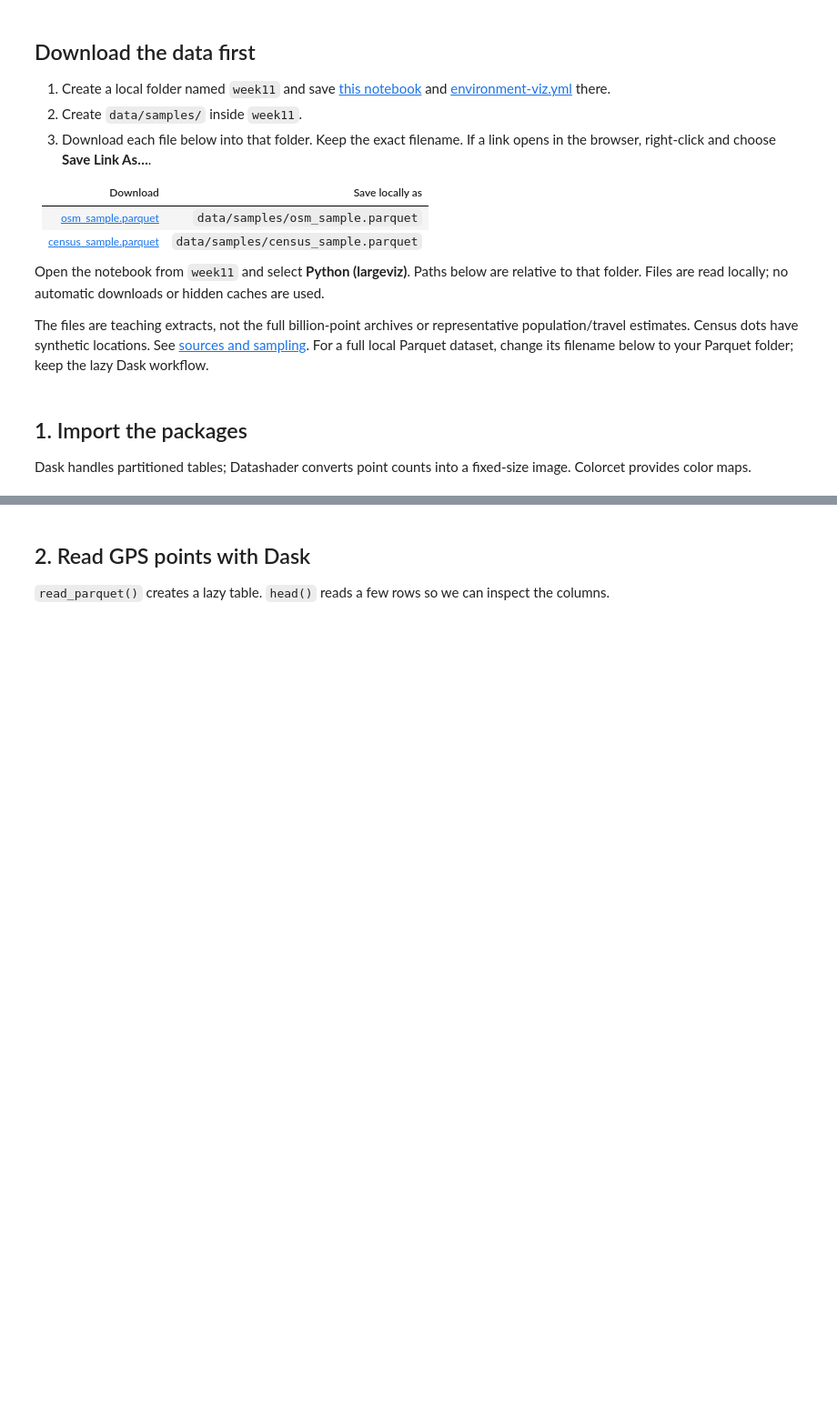
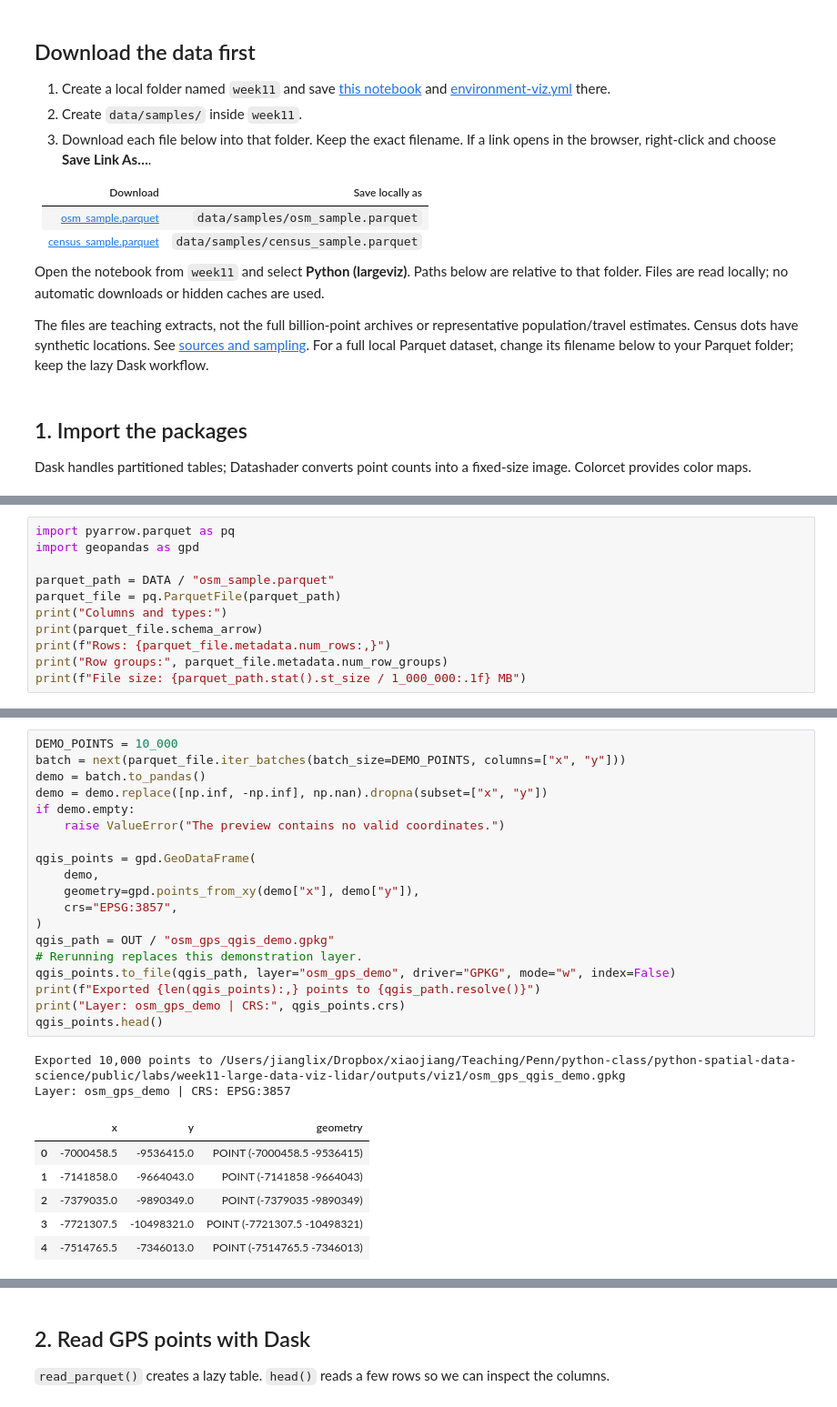
Before and after one commit to xiaojianggis/MUSA-5500-Geospatial-Data-Science-Python, a Jupyter notebook: public/labs/week11-large-data-viz-lidar/Visualizing Large Data-Lec1.ipynb, the cells around one changed output, grey strips where cells are left out. Shown at 91% size. Drawn from its saved outputs; the diff is of its cells as text; blank space fills up the shorter version.

```diff
--- a/public/labs/week11-large-data-viz-lidar/Visualizing Large Data-Lec1.ipynb
+++ b/public/labs/week11-large-data-viz-lidar/Visualizing Large Data-Lec1.ipynb
@@ -64,0 +82,11 @@ Datashader 0.16.2 | Dask 2024.5.0
+# %%
+import pyarrow.parquet as pq
+import geopandas as gpd
+
+parquet_path = DATA / "osm_sample.parquet"
+parquet_file = pq.ParquetFile(parquet_path)
+print("Columns and types:")
+print(parquet_file.schema_arrow)
+print(f"Rows: {parquet_file.metadata.num_rows:,}")
+print("Row groups:", parquet_file.metadata.num_row_groups)
+print(f"File size: {parquet_path.stat().st_size / 1_000_000:.1f} MB")
@@ -64,0 +108,28 @@ Datashader 0.16.2 | Dask 2024.5.0
+# %%
+DEMO_POINTS = 10_000
+batch = next(parquet_file.iter_batches(batch_size=DEMO_POINTS, columns=["x", "y"]))
+demo = batch.to_pandas()
+demo = demo.replace([np.inf, -np.inf], np.nan).dropna(subset=["x", "y"])
+if demo.empty:
+    raise ValueError("The preview contains no valid coordinates.")
+
+qgis_points = gpd.GeoDataFrame(
+    demo,
+    geometry=gpd.points_from_xy(demo["x"], demo["y"]),
+    crs="EPSG:3857",
+)
+qgis_path = OUT / "osm_gps_qgis_demo.gpkg"
+# Rerunning replaces this demonstration layer.
+qgis_points.to_file(qgis_path, layer="osm_gps_demo", driver="GPKG", mode="w", index=False)
+print(f"Exported {len(qgis_points):,} points to {qgis_path.resolve()}")
+print("Layer: osm_gps_demo | CRS:", qgis_points.crs)
+qgis_points.head()
+# %% [output]
+Exported 10,000 points to /Users/jianglix/Dropbox/xiaojiang/Teaching/Penn/python-class/python-spatial-data-science/public/labs/week11-large-data-viz-lidar/outputs/viz1/osm_gps_qgis_demo.gpkg
+Layer: osm_gps_demo | CRS: EPSG:3857
+|  | x | y | geometry |
+| 0 | -7000458.5 | -9536415.0 | POINT (-7000458.5 -9536415) |
+| 1 | -7141858.0 | -9664043.0 | POINT (-7141858 -9664043) |
+| 2 | -7379035.0 | -9890349.0 | POINT (-7379035 -9890349) |
+| 3 | -7721307.5 | -10498321.0 | POINT (-7721307.5 -10498321) |
+| 4 | -7514765.5 | -7346013.0 | POINT (-7514765.5 -7346013) |
```
Also changed, not shown: parts of 7 cells of this notebook, 18 other files.
